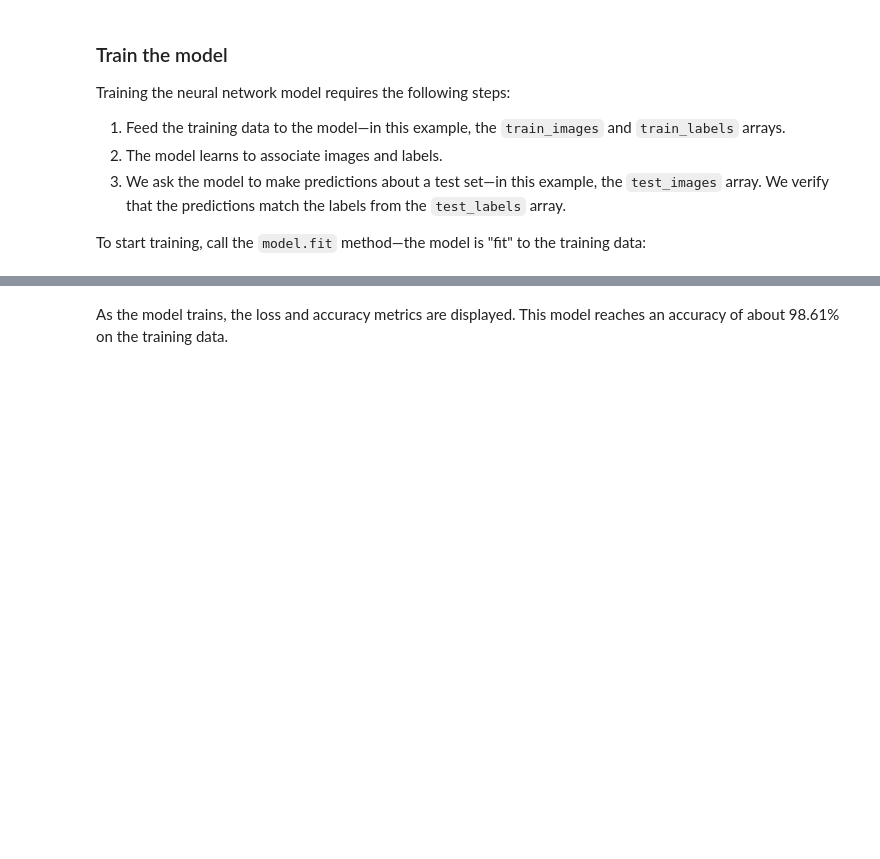
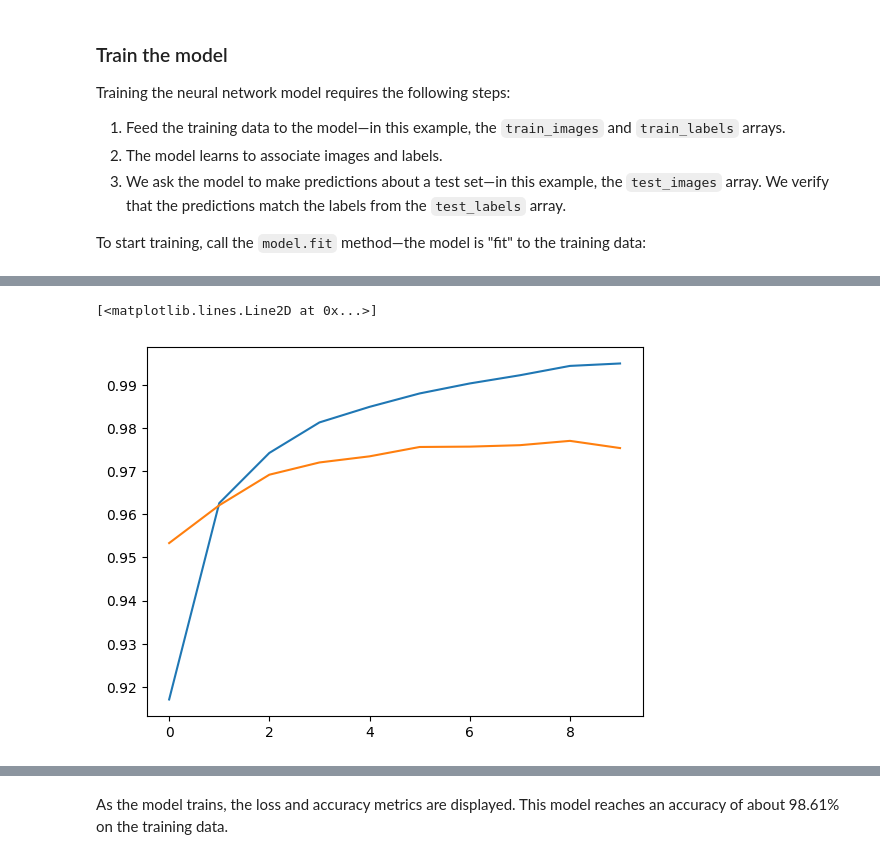
Before and after one commit to diegostaPy/cursoIA, a Jupyter notebook: Clase4-NN/2redeminist.ipynb, the cells around one changed output, grey strips where cells are left out. Drawn from its saved outputs; the diff is of its cells as text; code cells hidden in the pictures; blank space fills up the shorter version.

```diff
--- a/Clase4-NN/2redeminist.ipynb
+++ b/Clase4-NN/2redeminist.ipynb
@@ -111,5 +116,5 @@ Training the neural network model requires the following steps:
 
 To start training,  call the `model.fit` method—the model is "fit" to the training data:
 # %%
-history = model.fit(train_images, train_labels, epochs=5)
+history = model.fit(train_images, train_labels,validation_split=0.2, epochs=10)
 # %% [output]
@@ -125,0 +141,6 @@ Epoch 5/5
+# %%
+plt.plot(history.history['accuracy'])
+plt.plot(history.history['val_accuracy'])
+# %% [output]
+[<matplotlib.lines.Line2D at 0x...>]
+[figure, added]
```
Also changed, not shown: parts of 7 cells of this notebook.
